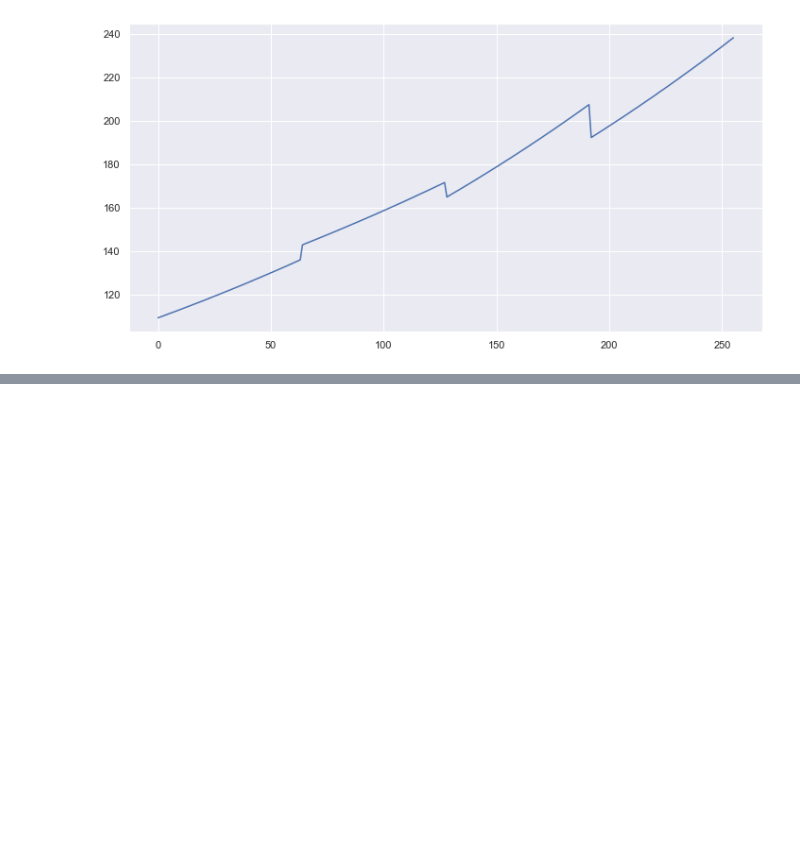
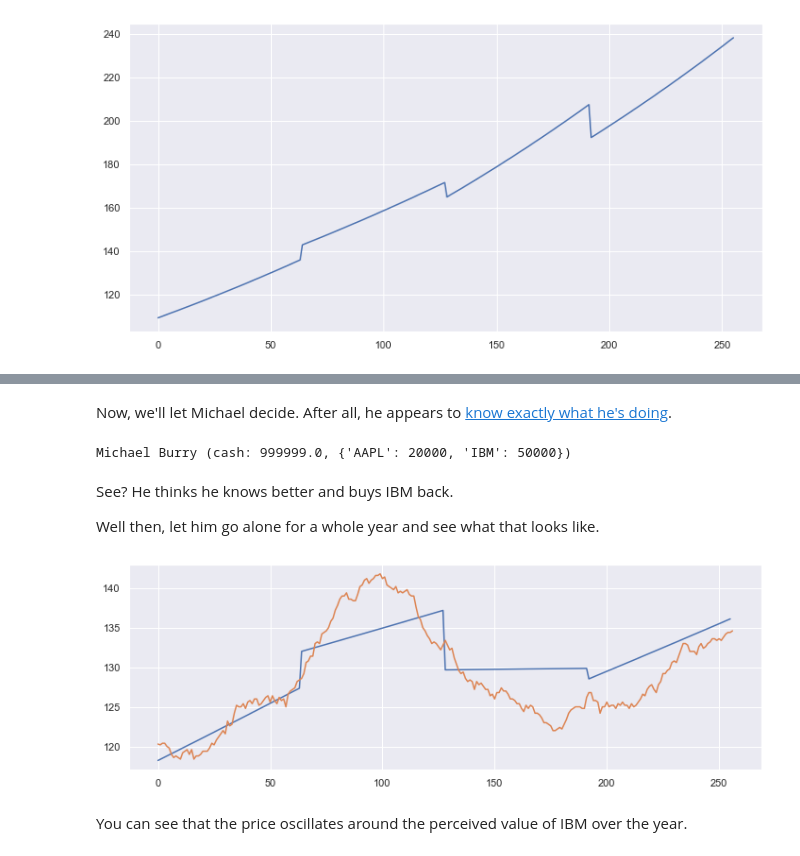
Before and after one commit to smurve/cfds-capstone, a Jupyter notebook: Market_with_Inertia.ipynb, the cells around one changed output, grey strips where cells are left out. Cells and saved outputs as stored; diff of their text form; code cells hidden in the pictures; blank space fills up the shorter version.

Commit message:
some first experience with a market

```diff
--- a/Market_with_Inertia.ipynb
+++ b/Market_with_Inertia.ipynb
@@ -84,12 +92,12 @@ ibm_sentiments = {
     192: (.05, 0),      # good sentiment
 }
 # %%
-aapl = Stock(name='AAPL', psi0=100, E_cagr=1, max_effect=2.0,
+aapl = Stock(name='AAPL', psi0=100, e_cagr=1, max_effect=2.0,
              segments = {it: 1.0},
              markets={us: 0.5, europe: .3},
              sentiments=aapl_sentiments, noise=2.0)
 
-ibm = Stock(name='IBM', psi0=110, E_cagr=.1, max_effect=2.0,
+ibm = Stock(name='IBM', psi0=110, e_cagr=.1, max_effect=2.0,
              segments = {it: 1.0},
              markets={us: 0.1, europe: .2},
              sentiments=ibm_sentiments, noise=2.0)
@@ -103,0 +146,28 @@ plt.plot([aapl.psi(t) for t in range(256)]);
+# %% [markdown]
+Now, we'll let Michael decide. After all, he appears to [know exactly what he's doing](https://en.wikipedia.org/wiki/Michael_Burry).
+# %%
+michael.act_on(market, 'IBM')
+michael
+# %% [output]
+Michael Burry (cash: 999999.0, {'AAPL': 20000, 'IBM': 50000})
+# %% [markdown]
+See? He thinks he knows better and buys IBM back.
+
+Well then, let him go alone for a whole year and see what that looks like.
+# %%
+market = Market(stocks = [ibm, aapl], bid_ask=.1)
+for day in range(256):
+    market.open()
+    for period in range(30):
+        michael.act_on(market, 'IBM')
+    market.close()
+# %%
+h_open = np.array(market.history_for('IBM'))[:,0]
+# %%
+sns.set(rc={'figure.figsize': (12,4)})
+plt.plot([ibm.psi(t) for t in range(256)])
+plt.plot(h_open);
+# %% [output]
+[figure, added]
+# %% [markdown]
+You can see that the price oscillates around the perceived value of IBM over the year.
```
Also changed, not shown: parts of 16 cells of this notebook, 2 other files.
